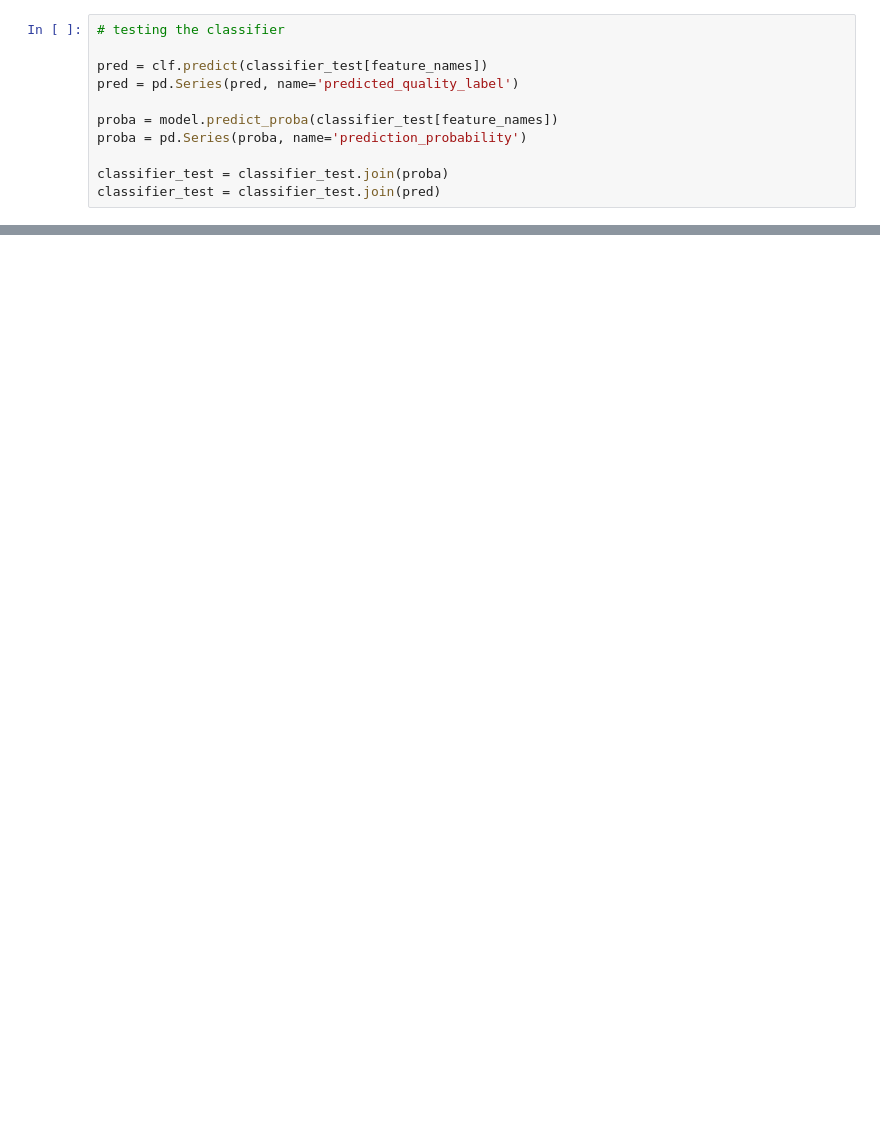
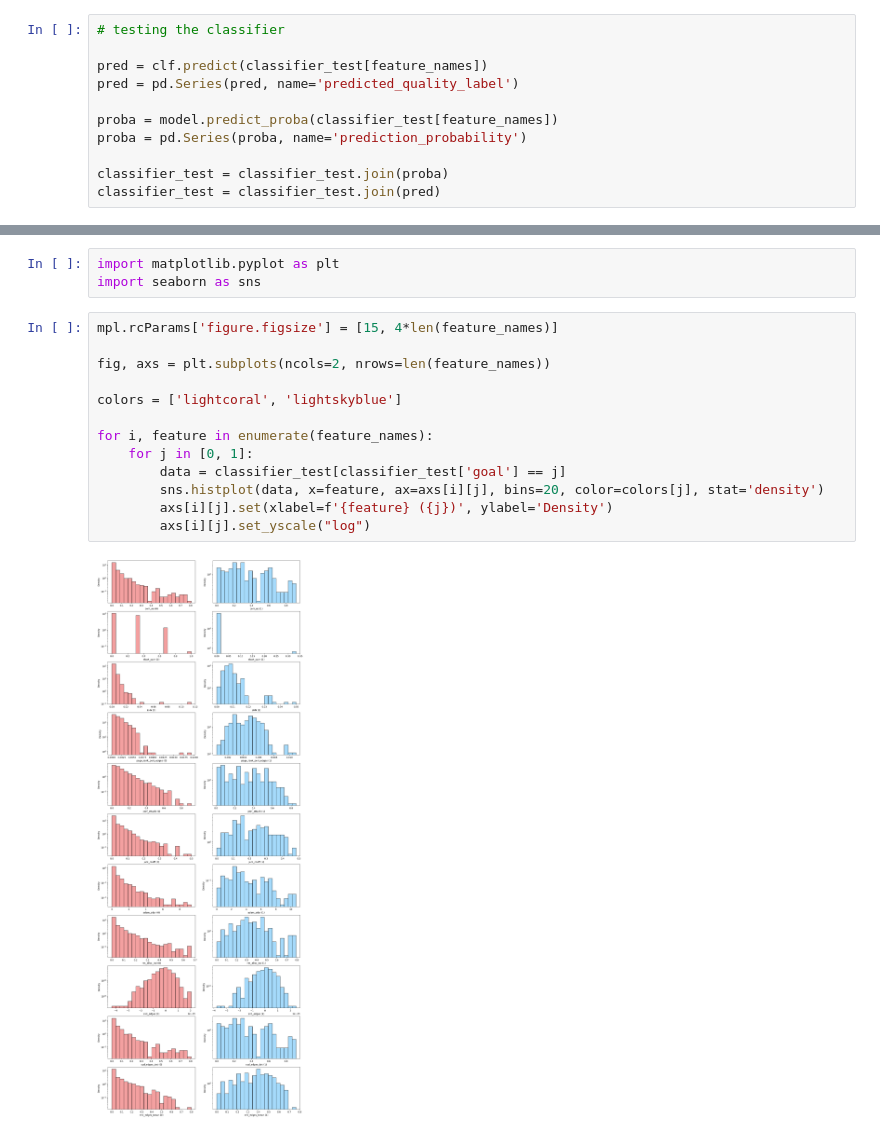
Before and after one commit to andrey-antonov-j4133c/link_prediction, a Jupyter notebook: experiments.ipynb, the cells around one changed output, grey strips where cells are left out. Drawn from its saved outputs; the diff is of its cells as text; blank space fills up the shorter version.

```diff
--- a/experiments.ipynb
+++ b/experiments.ipynb
@@ -224,0 +281,18 @@ metrics.plot_confusion_matrix(clf, classifier_test[feature_names], classifier_te
+# %%
+import matplotlib.pyplot as plt
+import seaborn as sns
+# %%
+mpl.rcParams['figure.figsize'] = [15, 4*len(feature_names)]
+
+fig, axs = plt.subplots(ncols=2, nrows=len(feature_names))
+
+colors = ['lightcoral', 'lightskyblue']
+
+for i, feature in enumerate(feature_names):
+    for j in [0, 1]:
+        data = classifier_test[classifier_test['goal'] == j]
+        sns.histplot(data, x=feature, ax=axs[i][j], bins=20, color=colors[j], stat='density')
+        axs[i][j].set(xlabel=f'{feature} ({j})', ylabel='Density')
+        axs[i][j].set_yscale("log")
+# %% [output]
+[figure, added]
```
Also changed, not shown: parts of 22 cells of this notebook, 1 other file.
